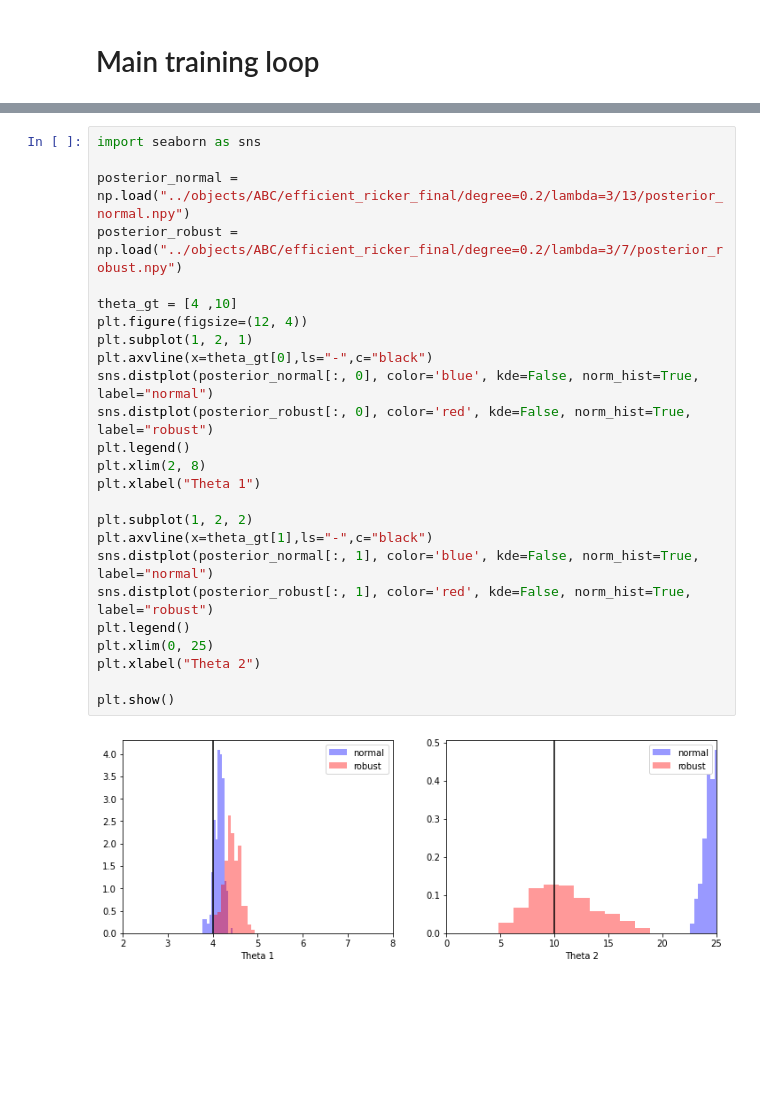
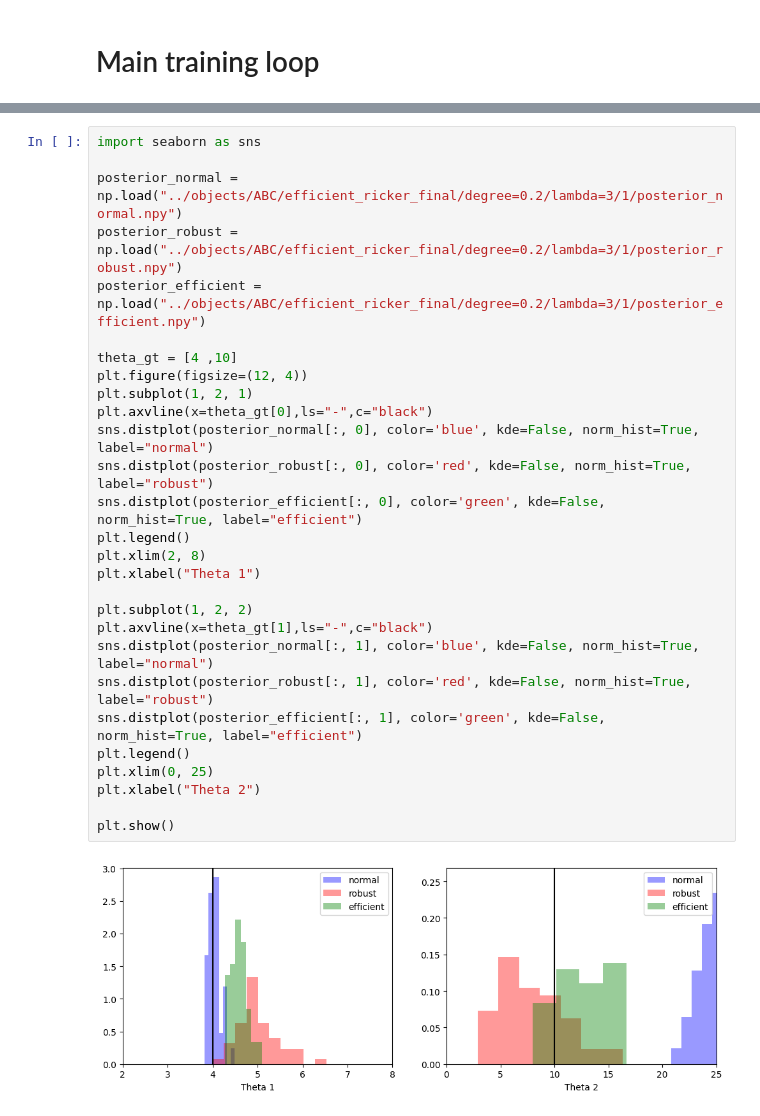
Before and after one commit to ymnglli/efficient-robust-sbi, a Jupyter notebook: notebooks/optimized_ricker_abc.ipynb, the cells around one changed output, grey strips where cells are left out. Drawn from its saved outputs; the diff is of its cells as text; blank space fills up the shorter version.

Commit message:
Update optimized_ricker notebook to get functionality to work for sample efficient MMD

```diff
--- a/notebooks/optimized_ricker_abc.ipynb
+++ b/notebooks/optimized_ricker_abc.ipynb
@@ -371,30 +371,33 @@ KeyboardInterrupt:
 # %%
 import seaborn as sns
 
-posterior_normal = np.load("../objects/ABC/efficient_ricker_final/degree=0.2/lambda=3/13/posterior_normal.npy")
-posterior_robust = np.load("../objects/ABC/efficient_ricker_final/degree=0.2/lambda=3/7/posterior_robust.npy")
+posterior_normal = np.load("../objects/ABC/efficient_ricker_final/degree=0.2/lambda=3/1/posterior_normal.npy")
+posterior_robust = np.load("../objects/ABC/efficient_ricker_final/degree=0.2/lambda=3/1/posterior_robust.npy")
+posterior_efficient = np.load("../objects/ABC/efficient_ricker_final/degree=0.2/lambda=3/1/posterior_efficient.npy")
 
 theta_gt = [4 ,10]
 plt.figure(figsize=(12, 4))
 plt.subplot(1, 2, 1)
 plt.axvline(x=theta_gt[0],ls="-",c="black")
 sns.distplot(posterior_normal[:, 0], color='blue', kde=False, norm_hist=True, label="normal")
 sns.distplot(posterior_robust[:, 0], color='red', kde=False, norm_hist=True, label="robust")
+sns.distplot(posterior_efficient[:, 0], color='green', kde=False, norm_hist=True, label="efficient")
 plt.legend()
 plt.xlim(2, 8)
 plt.xlabel("Theta 1")
 
 plt.subplot(1, 2, 2)
 plt.axvline(x=theta_gt[1],ls="-",c="black")
 sns.distplot(posterior_normal[:, 1], color='blue', kde=False, norm_hist=True, label="normal")
 sns.distplot(posterior_robust[:, 1], color='red', kde=False, norm_hist=True, label="robust")
+sns.distplot(posterior_efficient[:, 1], color='green', kde=False, norm_hist=True, label="efficient")
 plt.legend()
 plt.xlim(0, 25)
 plt.xlabel("Theta 2")
 
 plt.show()
 # %% [output]
-[figure, old version]
+[figure, new version]
 # %%
 rmse_abc = RMSE(torch.tensor([4, 10]), torch.tensor(posterior_normal), 2)
 rmse_abc_rs = RMSE(torch.tensor([4, 10]), torch.tensor(posterior_robust), 2)
```
Also changed, not shown: parts of 3 cells of this notebook, 6 other files.
